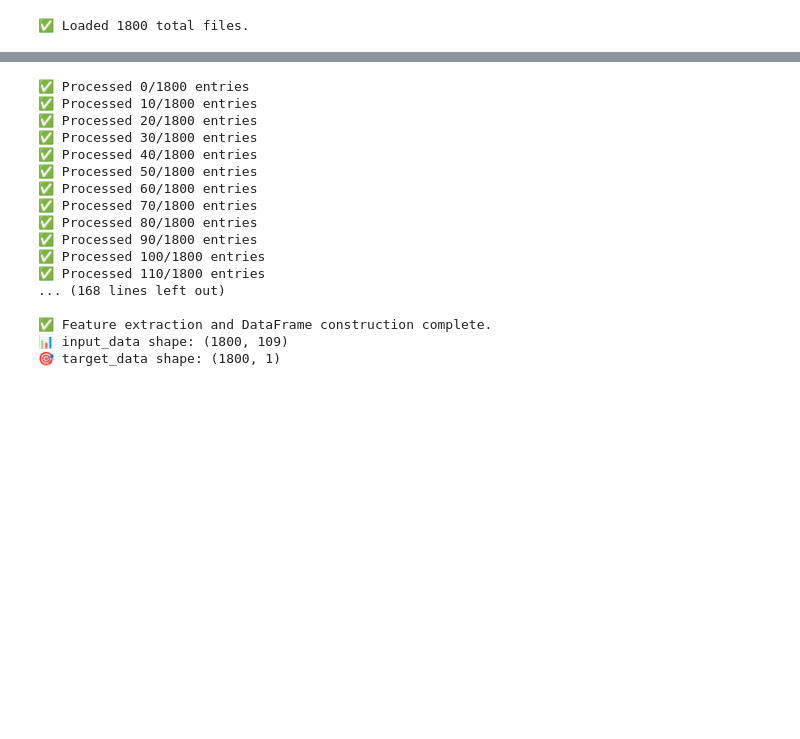
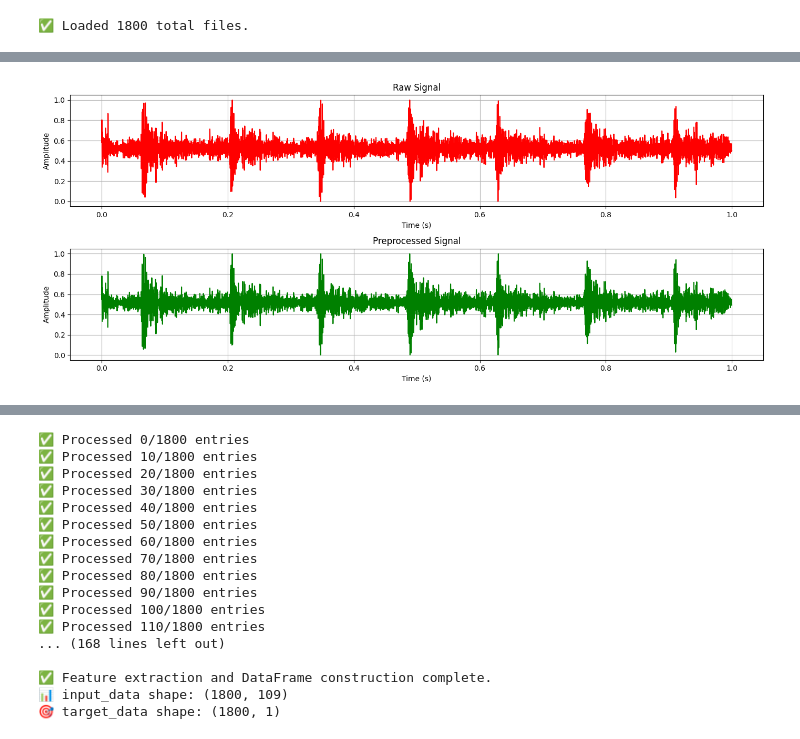
Before and after one commit to hansika2809/-Acoustic-Fault-Diagnosis-for-Air-Compressors, a Jupyter notebook: main.ipynb, the cells around one changed output, grey strips where cells are left out. Cells and saved outputs as stored; diff of their text form; code cells hidden in the pictures; blank space fills up the shorter version.

```diff
--- a/main.ipynb
+++ b/main.ipynb
@@ -39,0 +222,32 @@ print(f"\n✅ Loaded {len(raw_data)} total files.")
+# %%
+import matplotlib.pyplot as plt
+import numpy as np
+
+idx = 0  # or any valid index
+raw = raw_data[idx]['original_signal']
+processed = raw_data[idx]['signal']
+Fs = 48000
+
+t_raw = np.arange(len(raw)) / Fs
+t_proc = np.arange(len(processed)) / Fs
+
+plt.figure(figsize=(14, 6))
+
+plt.subplot(2, 1, 1)
+plt.plot(t_raw, raw, color='red')
+plt.title('Raw Signal')
+plt.xlabel('Time (s)')
+plt.ylabel('Amplitude')
+plt.grid(True)
+
+plt.subplot(2, 1, 2)
+plt.plot(t_proc, processed, color='green')
+plt.title('Preprocessed Signal')
+plt.xlabel('Time (s)')
+plt.ylabel('Amplitude')
+plt.grid(True)
+
+plt.tight_layout()
+plt.show()
+# %% [output]
+[figure, added]
```
Also changed, not shown: parts of 10 cells of this notebook.
